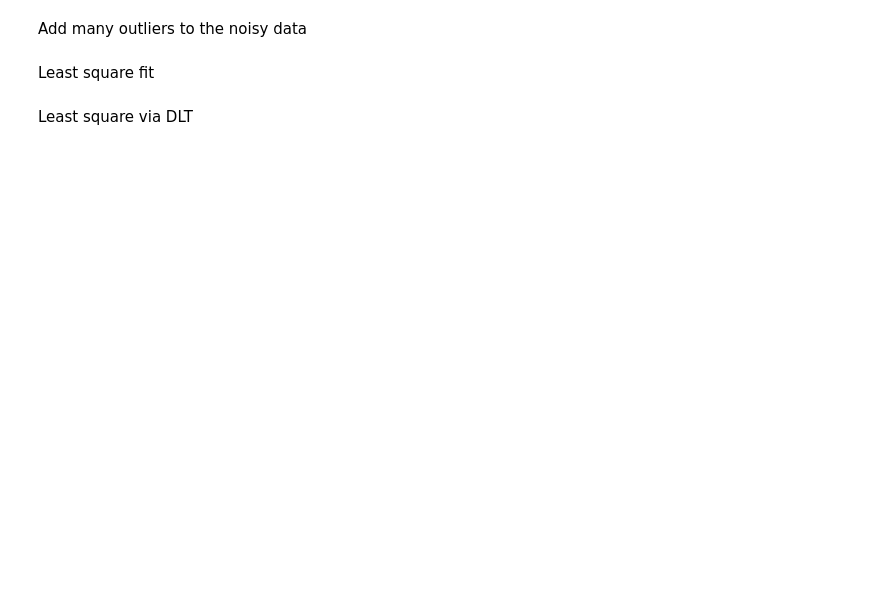
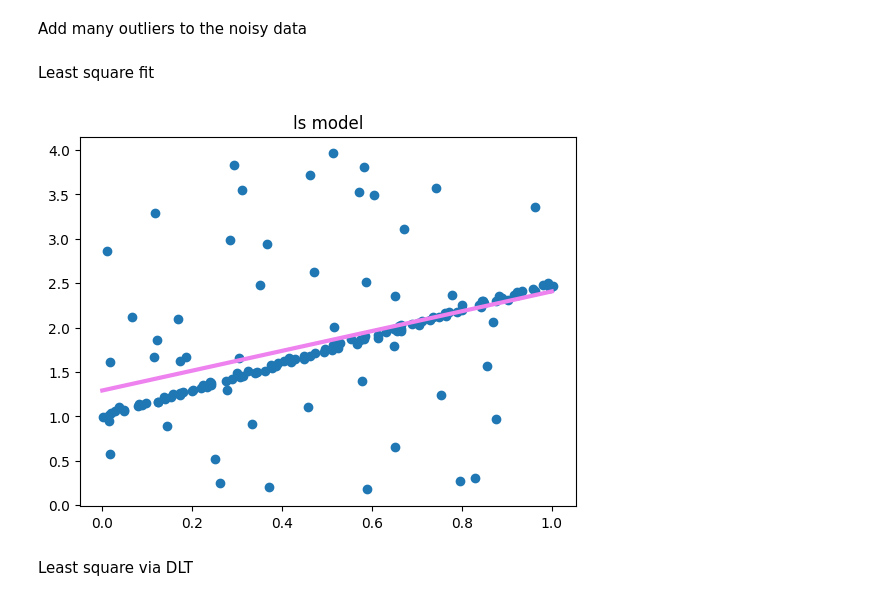
Before and after one commit to AngelaRemolina/MMMIP-Assignments, a Jupyter notebook: Lez22_Robust_Fitting/lez_22_Robust_Fitting.ipynb, the cells around one changed output. Saved outputs shown, nothing was run; the diff lists cells and outputs as text; code cells hidden in the pictures; blank space fills up the shorter version.

```diff
--- a/Lez22_Robust_Fitting/lez_22_Robust_Fitting.ipynb
+++ b/Lez22_Robust_Fitting/lez_22_Robust_Fitting.ipynb
@@ -303,13 +322,24 @@ n_out = 50
+# %%
+n_out = 50
+
+outliers_x = np.random.uniform(low=0, high=1, size=n_out)  # Outliers in x-range
+outliers_y = np.random.uniform(low=0, high=4.0, size=n_out)  # Outliers in y-range
+outliers = np.vstack((outliers_x, outliers_y))
+
+# Add outliers to the dataset
+X_out = np.hstack((X, outliers))
 # %% [markdown]
 Least square fit
 # %%
-# model_OLS =
+model_OLS = fit_line_ols(X_out)
 
 plt.figure()
 plt.scatter(X_out[0, :], X_out[1, :])
-plt.plot([0, 1], [model_OLS[1], model_OLS[0] + model_OLS[1]], "violet", linewidth=3)
+plt.plot([0, 1], [model_OLS[0][1], model_OLS[0][0] + model_OLS[0][1]], "violet", linewidth=3)
 plt.title("ls model")
 plt.show()
+# %% [output]
+[figure, added]
 # %% [markdown]
 Least square via DLT
 # %%
```
Also changed, not shown: parts of 12 cells of this notebook.
